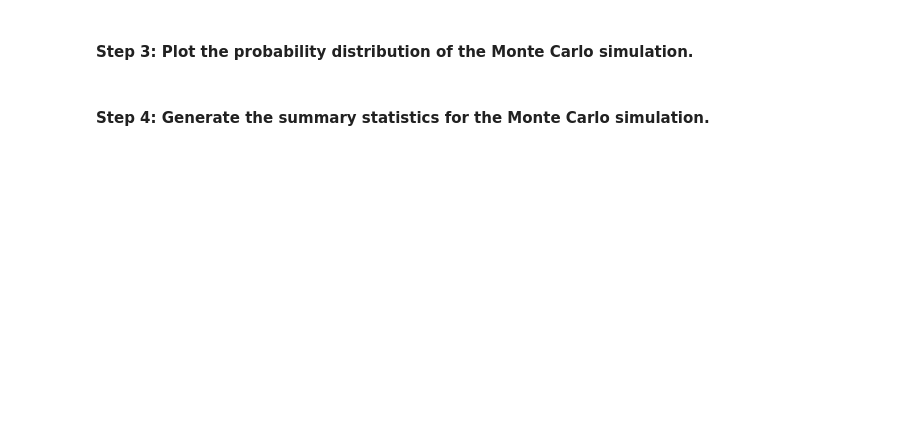
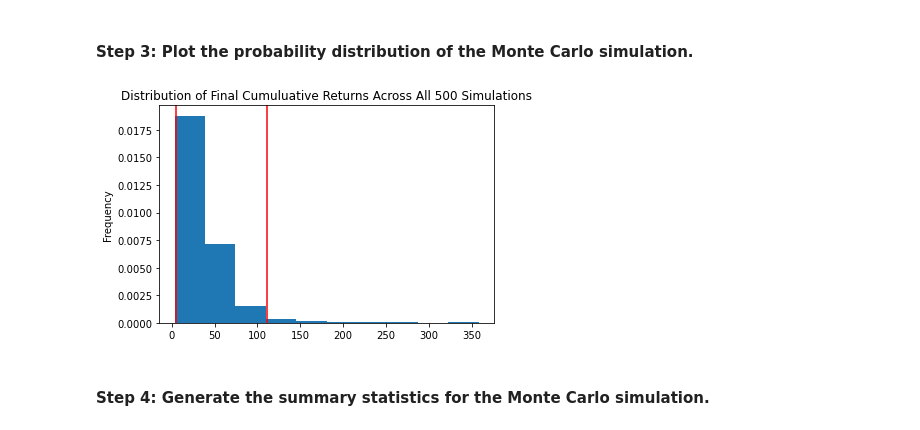
Before and after one commit to themelquiades/challenge_5_financial_planning, a Jupyter notebook: financial_planning_tools.ipynb, the cells around one changed output. Drawn from its saved outputs; the diff is of its cells as text; code cells hidden in the pictures; blank space fills up the shorter version.

```diff
--- a/financial_planning_tools.ipynb
+++ b/financial_planning_tools.ipynb
@@ -459,7 +539,9 @@ In this section, you’ll use the MCForecastTools library to create a Monte Carl
 # %%
 # Visualize the probability distribution of the 30-year Monte Carlo simulation
 # by plotting a histogram
-# YOUR CODE HERE
+avg_risk_distribution_plot = monte_avg_risk.plot_distribution()
+# %% [output]
+[figure, added]
 # %% [markdown]
 #### Step 4: Generate the summary statistics for the Monte Carlo simulation.
 # %%
```
Also changed, not shown: parts of 17 cells of this notebook.
